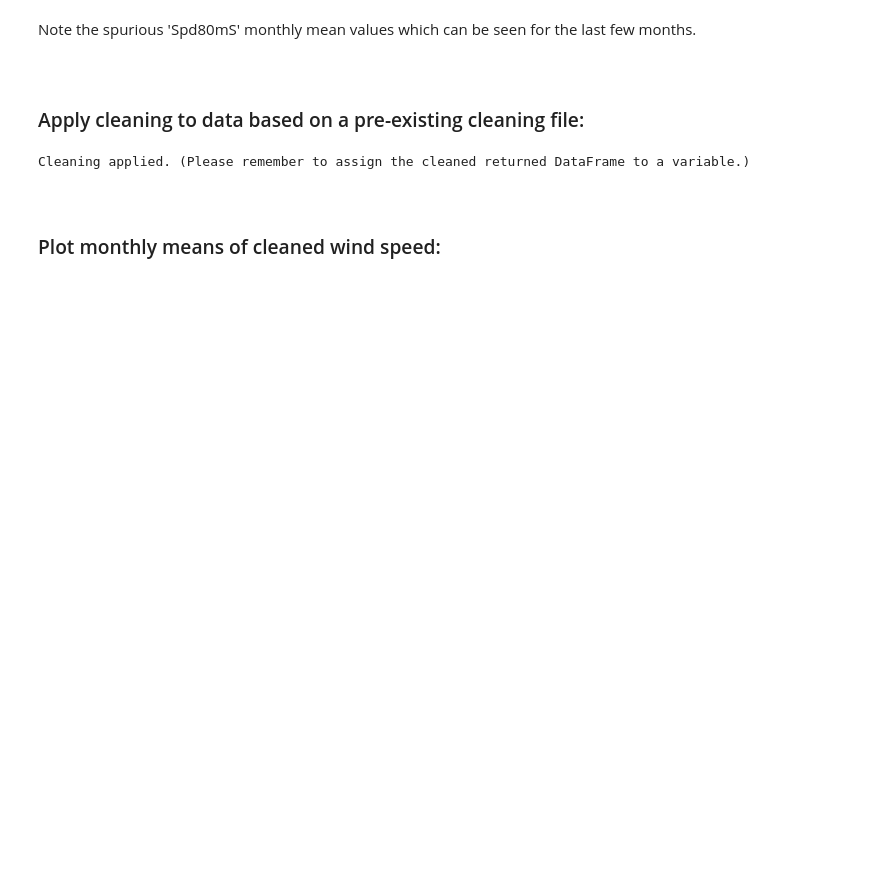
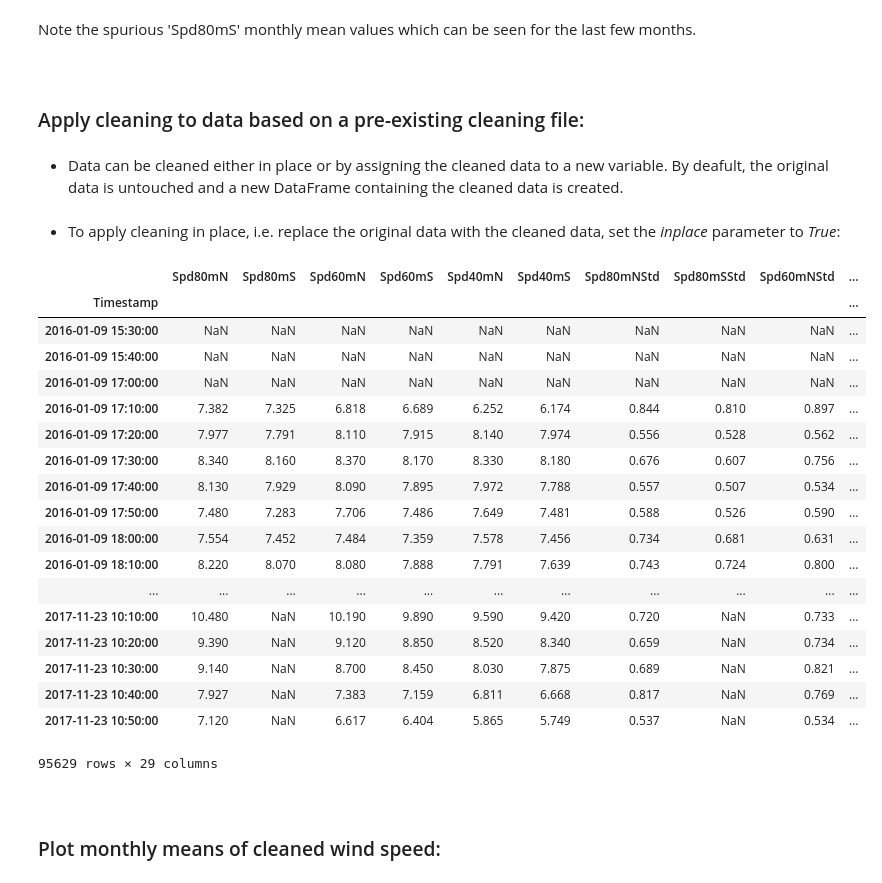
Before and after one commit to brightwind-dev/brightwind, a Jupyter notebook: docs/source/tutorials/how_to_apply_a_cleaning_file.ipynb, the cells around one changed output. Drawn from its saved outputs; the diff is of its cells as text; code cells hidden in the pictures; blank space fills up the shorter version.

```diff
--- a/docs/source/tutorials/how_to_apply_a_cleaning_file.ipynb
+++ b/docs/source/tutorials/how_to_apply_a_cleaning_file.ipynb
@@ -88,9 +86,7 @@ Note the spurious 'Spd80mS' monthly mean values which can be seen for the last f
 ### Apply cleaning to data based on a pre-existing cleaning file:
 # %%
 # specify location of associated cleaning file
-cleaning_file_path = r'C:\Users\Stephen\Documents\Analysis\demo_cleaning_file.csv'
-
-# apply cleaning
-clean_data = bw.apply_cleaning(data, cleaning_file_path)
+cleaning_file_path = r'C:\Users\lukec\demo_cleaning_file.csv'
+#r'C:\Users\Stephen\Documents\Analysis\demo_cleaning_file.csv'
-# %% [output]
-Cleaning applied. (Please remember to assign the cleaned returned DataFrame to a variable.)
+# %% [markdown]
+- Data can be cleaned either in place or by assigning the cleaned data to a new variable. By deafult, the original data is untouched and a new DataFrame containing the cleaned data is created.
@@ -97,3 +96,28 @@ Cleaning applied. (Please remember to assign the cleaned returned DataFrame to a
+# %% [markdown]
+- To apply cleaning in place, i.e. replace the original data with the cleaned data, set the <em>inplace</em> parameter to <em>True</em>:
+# %%
+# apply cleaning in place
+bw.apply_cleaning(data, cleaning_file_path, inplace=True)
+# %% [output]
+|  | Spd80mN | Spd80mS | Spd60mN | Spd60mS | Spd40mN | Spd40mS | Spd80mNStd | Spd80mSStd | Spd60mNStd | ... |
+| Timestamp |  |  |  |  |  |  |  |  |  | ... |
+| 2016-01-09 15:30:00 | NaN | NaN | NaN | NaN | NaN | NaN | NaN | NaN | NaN | ... |
+| 2016-01-09 15:40:00 | NaN | NaN | NaN | NaN | NaN | NaN | NaN | NaN | NaN | ... |
+| 2016-01-09 17:00:00 | NaN | NaN | NaN | NaN | NaN | NaN | NaN | NaN | NaN | ... |
+| 2016-01-09 17:10:00 | 7.382 | 7.325 | 6.818 | 6.689 | 6.252 | 6.174 | 0.844 | 0.810 | 0.897 | ... |
+| 2016-01-09 17:20:00 | 7.977 | 7.791 | 8.110 | 7.915 | 8.140 | 7.974 | 0.556 | 0.528 | 0.562 | ... |
+| 2016-01-09 17:30:00 | 8.340 | 8.160 | 8.370 | 8.170 | 8.330 | 8.180 | 0.676 | 0.607 | 0.756 | ... |
+| 2016-01-09 17:40:00 | 8.130 | 7.929 | 8.090 | 7.895 | 7.972 | 7.788 | 0.557 | 0.507 | 0.534 | ... |
+| 2016-01-09 17:50:00 | 7.480 | 7.283 | 7.706 | 7.486 | 7.649 | 7.481 | 0.588 | 0.526 | 0.590 | ... |
+| 2016-01-09 18:00:00 | 7.554 | 7.452 | 7.484 | 7.359 | 7.578 | 7.456 | 0.734 | 0.681 | 0.631 | ... |
+| 2016-01-09 18:10:00 | 8.220 | 8.070 | 8.080 | 7.888 | 7.791 | 7.639 | 0.743 | 0.724 | 0.800 | ... |
+| ... | ... | ... | ... | ... | ... | ... | ... | ... | ... | ... |
+| 2017-11-23 10:10:00 | 10.480 | NaN | 10.190 | 9.890 | 9.590 | 9.420 | 0.720 | NaN | 0.733 | ... |
+| 2017-11-23 10:20:00 | 9.390 | NaN | 9.120 | 8.850 | 8.520 | 8.340 | 0.659 | NaN | 0.734 | ... |
+| 2017-11-23 10:30:00 | 9.140 | NaN | 8.700 | 8.450 | 8.030 | 7.875 | 0.689 | NaN | 0.821 | ... |
+| 2017-11-23 10:40:00 | 7.927 | NaN | 7.383 | 7.159 | 6.811 | 6.668 | 0.817 | NaN | 0.769 | ... |
+| 2017-11-23 10:50:00 | 7.120 | NaN | 6.617 | 6.404 | 5.865 | 5.749 | 0.537 | NaN | 0.534 | ... |
+95629 rows × 29 columns
 # %% [markdown]
 <div style='margin-top: 3em; margin-bottom: 3em;'>
 </div>
```
Also changed, not shown: parts of 10 cells of this notebook, 1 other file.
